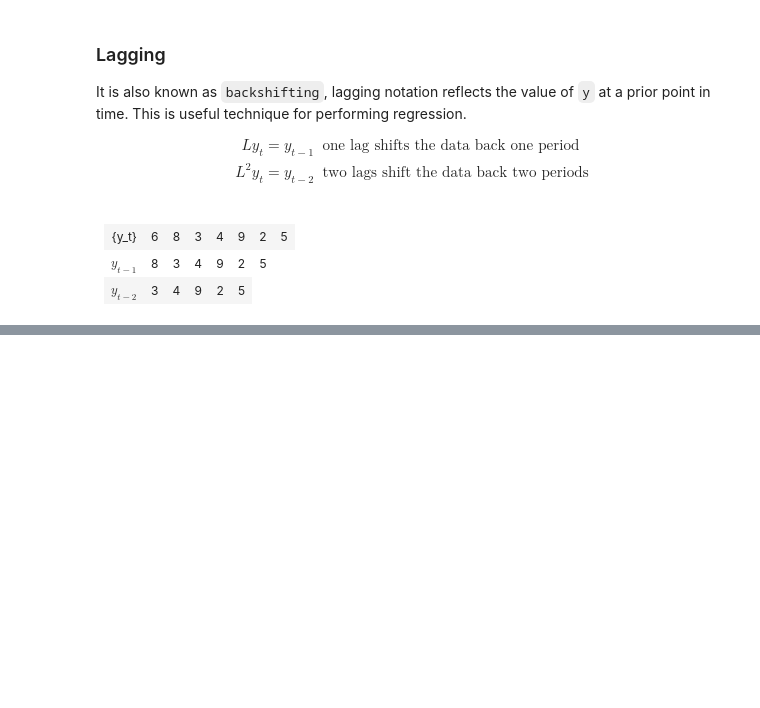
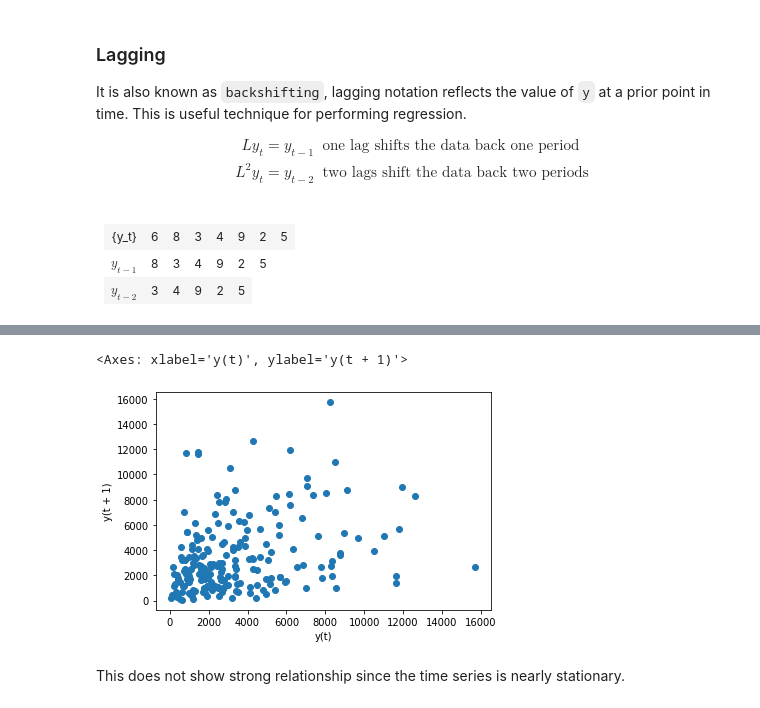
Before and after one commit to ajitsingh98/Time-Series-Analysis-and-Forecasting-with-Python, a Jupyter notebook: Time_Series_Forecasting_General_Methods.ipynb, the cells around one changed output, grey strips where cells are left out. Saved outputs shown, nothing was run; the diff lists cells and outputs as text; code cells hidden in the pictures; blank space fills up the shorter version.

```diff
--- a/Time_Series_Forecasting_General_Methods.ipynb
+++ b/Time_Series_Forecasting_General_Methods.ipynb
@@ -293,0 +459,7 @@ L^{2}{y_t} = y_{t-2} & \text{      two lags shift the data back two periods} \en
+# %%
+#plot the sales data of Office Supplies
+df = pd.read_excel('data/Superstore_Sales_Records.xls', index_col='Order Date', parse_dates=True)
+df = df[df['Category']=='Office Supplies']
+df = df.groupby(by='Order Date').agg({'Sales':sum})
+df.sort_index(inplace=True)
+df.head(4)
@@ -293,0 +473,4 @@ L^{2}{y_t} = y_{t-2} & \text{      two lags shift the data back two periods} \en
+# %%
+df = df.resample('W').sum()
+
+df.head()
@@ -293,0 +485,7 @@ L^{2}{y_t} = y_{t-2} & \text{      two lags shift the data back two periods} \en
+# %%
+lag_plot(df['Sales'])
+# %% [output]
+<Axes: xlabel='y(t)', ylabel='y(t + 1)'>
+[figure, added]
+# %% [markdown]
+This does not show strong relationship since the time series is nearly stationary.
```
Also changed, not shown: parts of 206 cells of this notebook, 5 other files.
